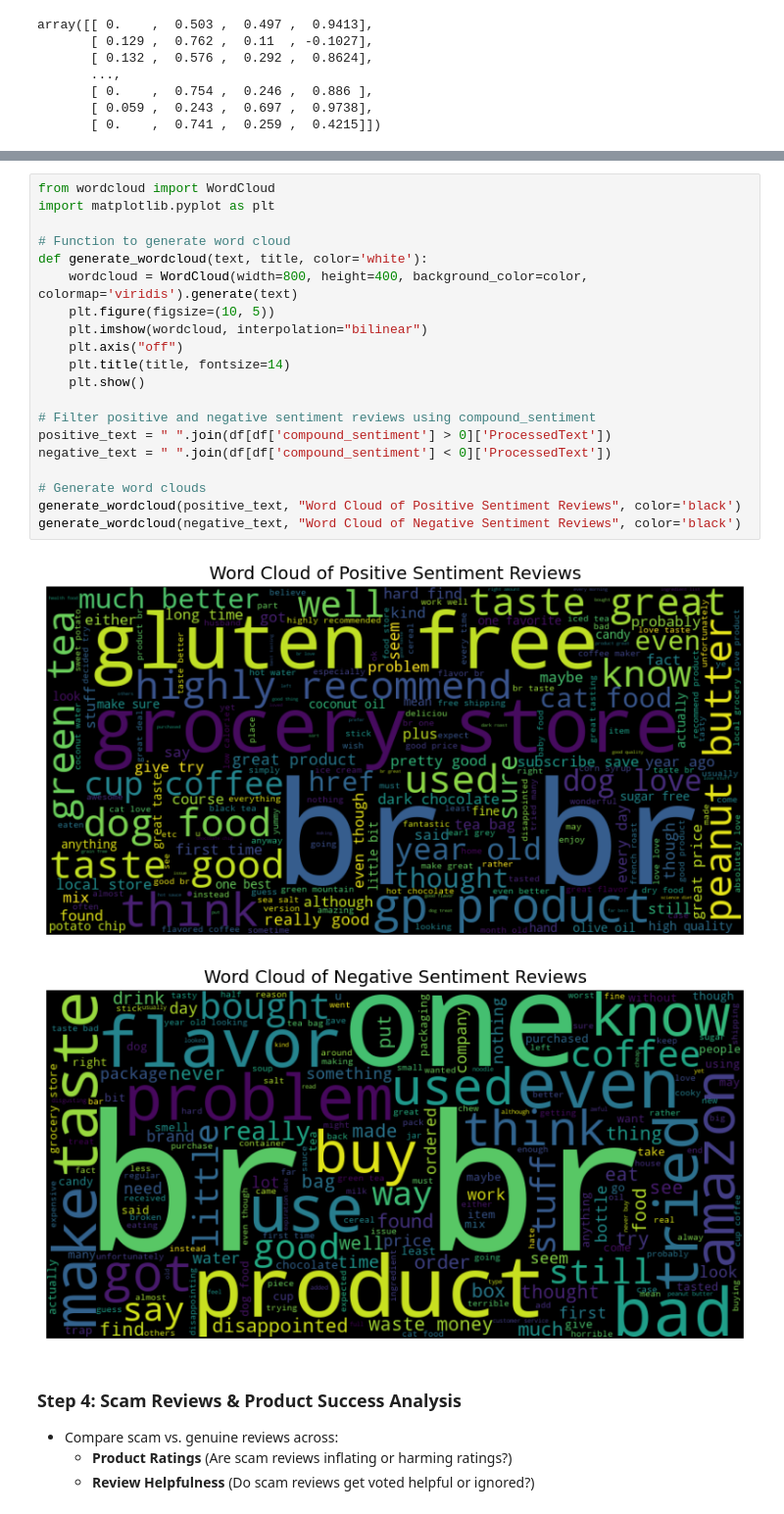
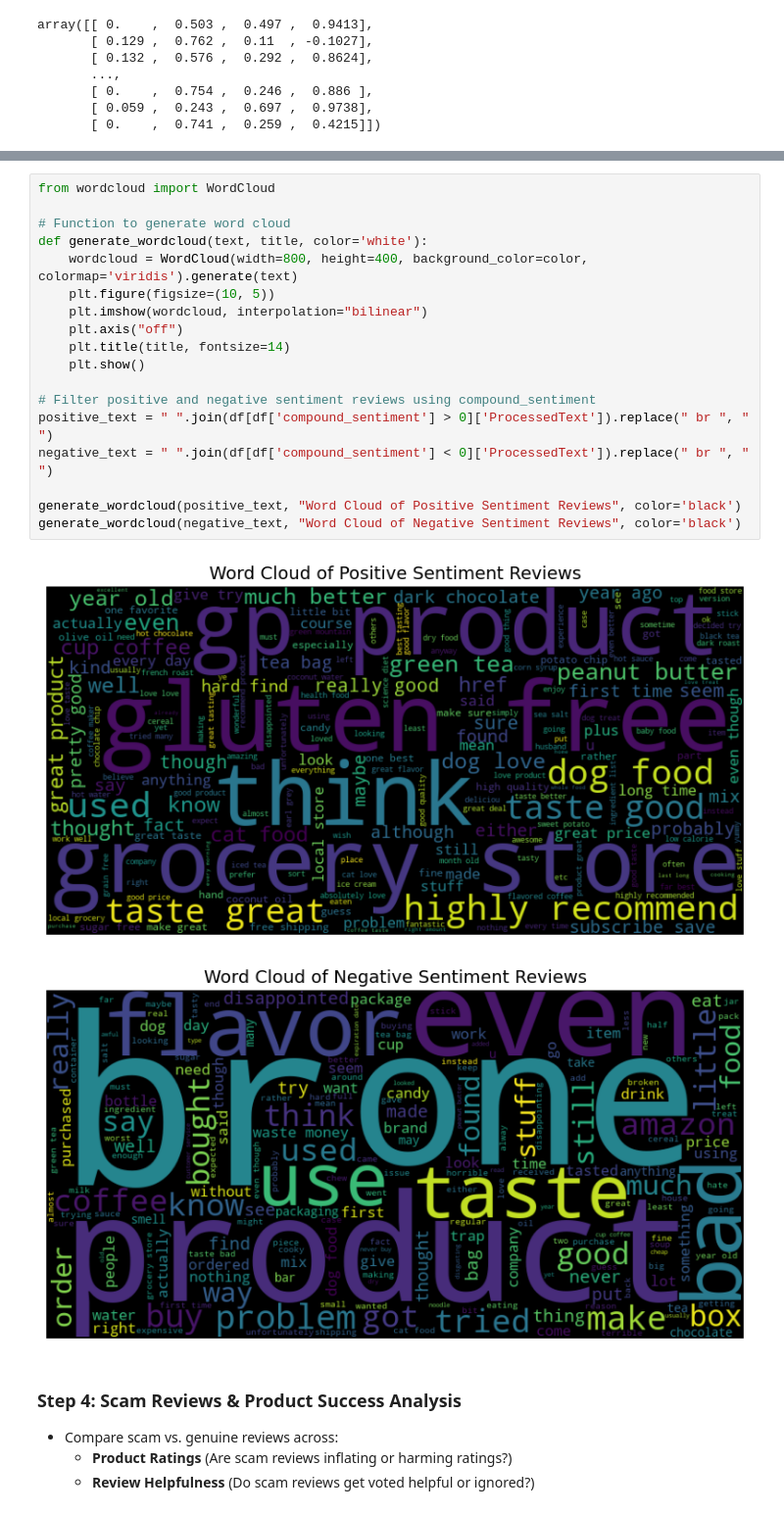
Before and after one commit to rsm-agamble/mgta-415-final-project-analysis, a Jupyter notebook: Scam_Review_Impact.ipynb, the cells around one changed output, grey strips where cells are left out. Shown at 98% size. Drawn from its saved outputs; the diff is of its cells as text.

```diff
--- a/Scam_Review_Impact.ipynb
+++ b/Scam_Review_Impact.ipynb
@@ -233,27 +201,25 @@ Successfully installed wordcloud-1.9.4
 Note: you may need to restart the kernel to use updated packages.
 # %%
 from wordcloud import WordCloud
-import matplotlib.pyplot as plt
 
 # Function to generate word cloud
 def generate_wordcloud(text, title, color='white'):
     wordcloud = WordCloud(width=800, height=400, background_color=color, colormap='viridis').generate(text)
     plt.figure(figsize=(10, 5))
     plt.imshow(wordcloud, interpolation="bilinear")
     plt.axis("off")
     plt.title(title, fontsize=14)
     plt.show()
 
 # Filter positive and negative sentiment reviews using compound_sentiment
-positive_text = " ".join(df[df['compound_sentiment'] > 0]['ProcessedText'])
-negative_text = " ".join(df[df['compound_sentiment'] < 0]['ProcessedText'])
+positive_text = " ".join(df[df['compound_sentiment'] > 0]['ProcessedText']).replace(" br ", " ")
+negative_text = " ".join(df[df['compound_sentiment'] < 0]['ProcessedText']).replace(" br ", " ")
 
-# Generate word clouds
 generate_wordcloud(positive_text, "Word Cloud of Positive Sentiment Reviews", color='black')
 generate_wordcloud(negative_text, "Word Cloud of Negative Sentiment Reviews", color='black')
 # %% [output]
-[figure, old version]
+[figure, new version]
-[figure, old version]
+[figure, new version]
 # %% [markdown]
 ### **Step 4: Scam Reviews & Product Success Analysis**
 - Compare scam vs. genuine reviews across:
```
Also changed, not shown: parts of 18 cells of this notebook.
